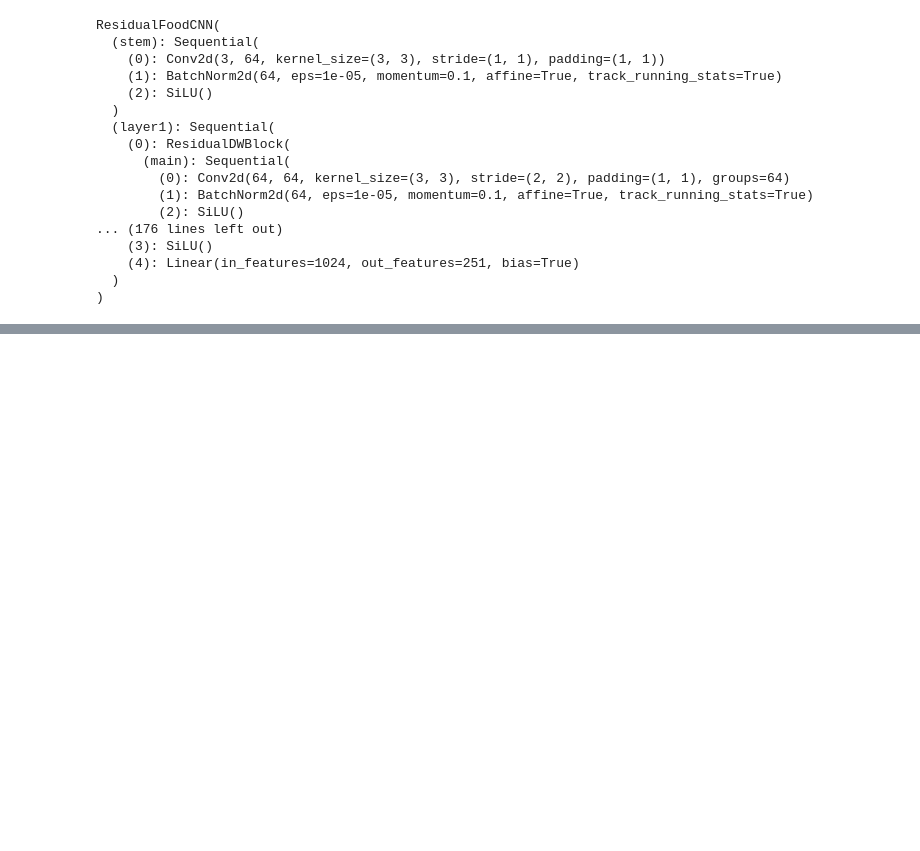
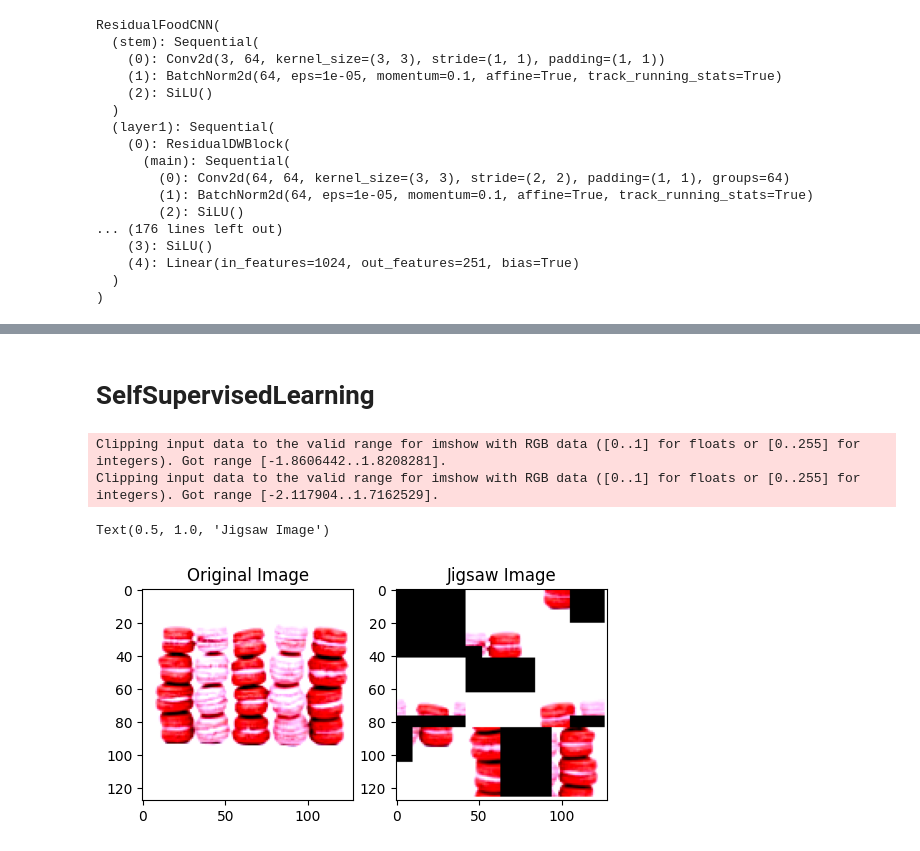
Before and after one commit to Alexd1303/FoodClassification, a Jupyter notebook: main.ipynb, the cells around one changed output, grey strips where cells are left out. Drawn from its saved outputs; the diff is of its cells as text; code cells hidden in the pictures; blank space fills up the shorter version.

Commit message:
self supervised and supervised metrics

```diff
--- a/main.ipynb
+++ b/main.ipynb
@@ -345,23 +352,23 @@ for epoch in range(num_epochs):
 # %%
 import os
 
-torch.save(cnn.state_dict(), 'food_classification_model.pth')
+torch.save(cnn.state_dict(), 'food_classification_model200.pth')
 
 # Save the metrics
-os.makedirs('metrics', exist_ok=True)
+os.makedirs('metrics200', exist_ok=True)
 
 print("Number of training batches:", len(train_dataloader))
-with open('metrics/training_per_batch_losses.txt', 'w') as f:
+with open('metrics/training_per_batch_losses200.txt', 'w') as f:
     for loss in training_per_batch_losses:
         f.write(f"{loss}\n")
-with open('metrics/training_per_batch_accuracies.txt', 'w') as f:
+with open('metrics/training_per_batch_accuracies200.txt', 'w') as f:
     for acc in training_per_batch_accuracies:
         f.write(f"{acc}\n")
 
 print("Number of validation batches:", len(val_dataloader))
-with open('metrics/validation_per_batch_losses.txt', 'w') as f:
+with open('metrics/validation_per_batch_losses200.txt', 'w') as f:
     for loss in validation_per_batch_losses:
         f.write(f"{loss}\n")
-with open('metrics/validation_per_batch_accuracies.txt', 'w') as f:
+with open('metrics/validation_per_batch_accuracies200.txt', 'w') as f:
     for acc in validation_per_batch_accuracies:
         f.write(f"{acc}\n")
@@ -427,0 +446,5 @@ for i in range(200):
+# %%
+best_model = ResidualFoodCNN(num_classes=251)
+best_model.load_state_dict(torch.load('food_classification_model350.pth'))
+best_model.to(device)
+best_model.eval()
@@ -427,0 +510,39 @@ for i in range(200):
+# %% [markdown]
+# SelfSupervisedLearning
+# %%
+import random
+
+# https://github.com/kalelpark/FG-SSL/blob/main/utils/setting.py#L46
+def jigsaw_generator(images, n):
+    l = []
+    for a in range(n):
+        for b in range(n):
+            l.append([a, b])
+
+    block_size = 128 // n
+    rounds = n ** 2
+    random.shuffle(l)
+    jigsaws = images.clone()
+
+    for i in range(rounds):
+        x, y = l[i]
+        temp = jigsaws[..., 0 : block_size, 0 : block_size].clone()
+        jigsaws[..., 0:block_size, 0:block_size] = jigsaws[..., x * block_size : (x+1) * block_size,
+                                                    y*block_size : (y +1) * block_size].clone()
+        jigsaws[..., x * block_size: (x + 1) * block_size, y * block_size : (y + 1) * block_size] = temp
+
+    return jigsaws
+
+jigsaw = jigsaw_generator(train_dataset.__getitem__(0)[0].unsqueeze(0), 3)
+plt.figure(figsize=(6, 6))
+plt.subplot(1, 2, 1)
+plt.imshow(train_dataset.__getitem__(0)[0].permute(1, 2, 0).numpy())
+plt.title("Original Image")
+plt.subplot(1, 2, 2)
+plt.imshow(jigsaw.squeeze(0).permute(1, 2, 0).numpy())
+plt.title("Jigsaw Image")
+# %% [output]
+Clipping input data to the valid range for imshow with RGB data ([0..1] for floats or [0..255] for integers). Got range [-1.8606442..1.8208281].
+Clipping input data to the valid range for imshow with RGB data ([0..1] for floats or [0..255] for integers). Got range [-2.117904..1.7162529].
+Text(0.5, 1.0, 'Jigsaw Image')
+[figure, added]
```
Also changed, not shown: parts of 16 cells of this notebook, 13 other files.
